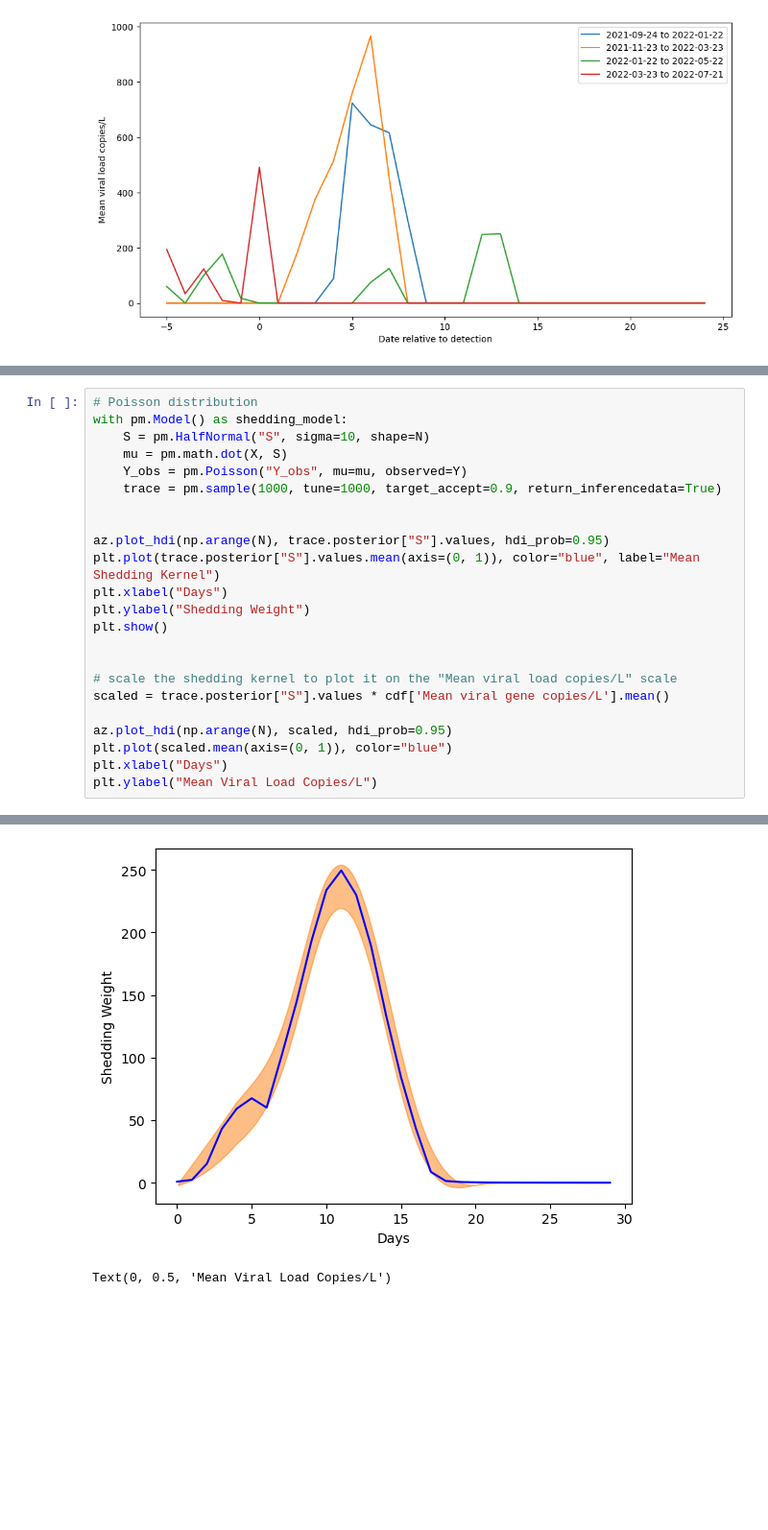
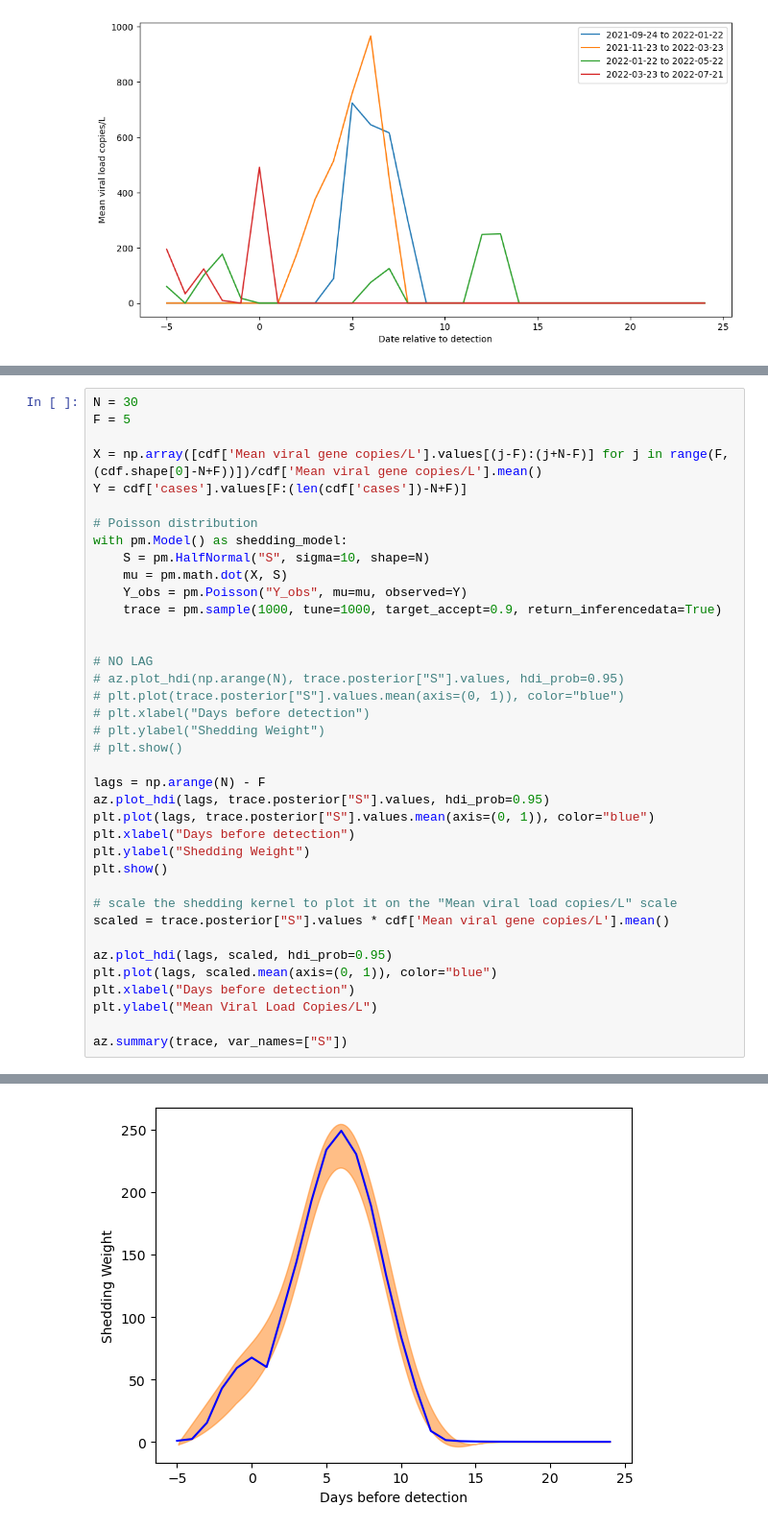
Before and after one commit to elizabethmurphy24/Wastewater-Surveillence, a Jupyter notebook: shedding.ipynb, the cells around one changed output, grey strips where cells are left out. Shown at 96% size. Saved outputs shown, nothing was run; the diff lists cells and outputs as text; blank space fills up the shorter version.

```diff
--- a/shedding.ipynb
+++ b/shedding.ipynb
@@ -644,33 +625,47 @@ Text(0, 0.5, 'Mean Viral Load Copies/L')
 # %%
+N = 30
+F = 5
+
+X = np.array([cdf['Mean viral gene copies/L'].values[(j-F):(j+N-F)] for j in range(F,(cdf.shape[0]-N+F))])/cdf['Mean viral gene copies/L'].mean()
+Y = cdf['cases'].values[F:(len(cdf['cases'])-N+F)]
+
 # Poisson distribution
 with pm.Model() as shedding_model:
     S = pm.HalfNormal("S", sigma=10, shape=N)
     mu = pm.math.dot(X, S)
     Y_obs = pm.Poisson("Y_obs", mu=mu, observed=Y)
     trace = pm.sample(1000, tune=1000, target_accept=0.9, return_inferencedata=True)
 
 
-az.plot_hdi(np.arange(N), trace.posterior["S"].values, hdi_prob=0.95)
-plt.plot(trace.posterior["S"].values.mean(axis=(0, 1)), color="blue", label="Mean Shedding Kernel")
-plt.xlabel("Days")
+# NO LAG
+# az.plot_hdi(np.arange(N), trace.posterior["S"].values, hdi_prob=0.95)
+# plt.plot(trace.posterior["S"].values.mean(axis=(0, 1)), color="blue")
+# plt.xlabel("Days before detection")
+# plt.ylabel("Shedding Weight")
+# plt.show()
+
+lags = np.arange(N) - F
+az.plot_hdi(lags, trace.posterior["S"].values, hdi_prob=0.95)
+plt.plot(lags, trace.posterior["S"].values.mean(axis=(0, 1)), color="blue")
+plt.xlabel("Days before detection")
 plt.ylabel("Shedding Weight")
 plt.show()
-
 
 # scale the shedding kernel to plot it on the "Mean viral load copies/L" scale
 scaled = trace.posterior["S"].values * cdf['Mean viral gene copies/L'].mean()
 
-az.plot_hdi(np.arange(N), scaled, hdi_prob=0.95)
-plt.plot(scaled.mean(axis=(0, 1)), color="blue")
-plt.xlabel("Days")
+az.plot_hdi(lags, scaled, hdi_prob=0.95)
+plt.plot(lags, scaled.mean(axis=(0, 1)), color="blue")
+plt.xlabel("Days before detection")
 plt.ylabel("Mean Viral Load Copies/L")
+
+az.summary(trace, var_names=["S"])
 # %% [output]
 Initializing NUTS using jitter+adapt_diag...
 Multiprocess sampling (4 chains in 4 jobs)
 NUTS: [S]
 "ipywidgets" for Jupyter support
   warnings.warn('install "ipywidgets" for Jupyter support')
 [interactive output not drawn]
 Sampling 4 chains for 1_000 tune and 1_000 draw iterations (4_000 + 4_000 draws total) took 3 seconds.
-[figure, old version]
+[figure, new version]
-Text(0, 0.5, 'Mean Viral Load Copies/L')
```
Also changed, not shown: parts of 8 cells of this notebook.
